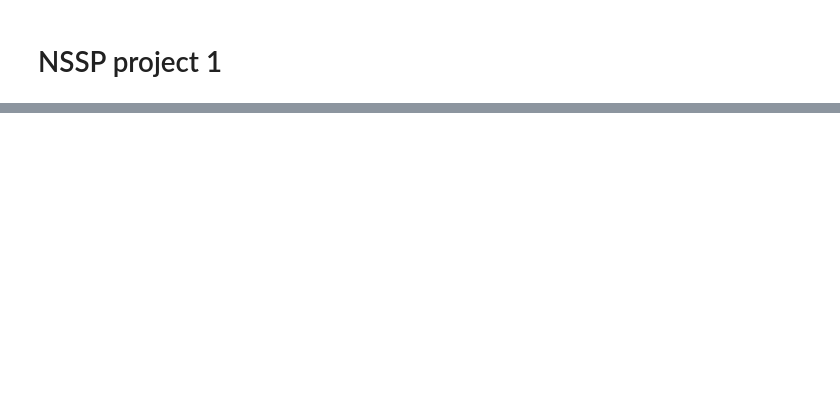
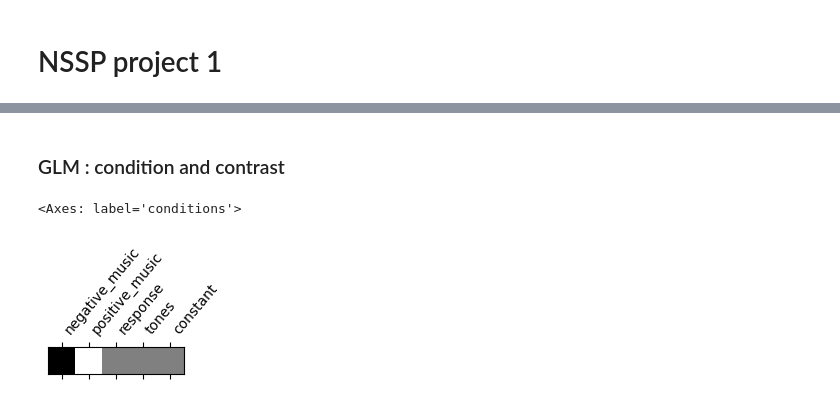
Before and after one commit to ThibthibML/NSSP, a Jupyter notebook: project1.ipynb, the cells around one changed output, grey strips where cells are left out. Drawn from its saved outputs; the diff is of its cells as text; code cells hidden in the pictures; blank space fills up the shorter version.

```diff
--- a/project1.ipynb
+++ b/project1.ipynb
@@ -707,14 +2,0 @@ plt.show()
-# %%
-import nibabel as nib
-
-# Load the NIfTI file
-file_path = op.join(preproc_root, 'sub-control01', 'func', 'sub-control01_task-music_concat_bold_bbr_smoothed-6mm.nii.gz')
-fmri_img = nib.load(file_path)
-
-# Extract shape and TR information
-fmri_img_shape = fmri_img.shape
-fmri_img_header = fmri_img.header
-tr_value = fmri_img_header.get_zooms()[3] if len(fmri_img_header.get_zooms()) > 3 else None
-
-print(f"Shape of the fMRI image: {fmri_img_shape}")
-print(f"TR value: {tr_value} seconds")
@@ -723,0 +530,17 @@ TR value: 3.0 seconds
+# %%
+from nilearn.glm.first_level import make_first_level_design_matrix, FirstLevelModel
+
+
+# Specify the GLM
+# according to task-music_bold.json, the TR is 3 sec
+fmri_glm = FirstLevelModel(t_r=3.0,
+                           noise_model='ar1',
+                           standardize=False,
+                           hrf_model='spm',
+                           drift_model=None,
+                           high_pass=.01)
+
+# Fit the model to our design and data
+dpath = os.path.join(preproc_root, subject, 'func', 'sub-{}_all_task_bold_moco.nii.gz'.format(subjectID))
+#dpath  = '/data/dataset/ds000171/sub-control01/func/sub-control01_task-music_run-2_bold.nii.gz'
+fmri_glm = fmri_glm.fit(dpath, events)
@@ -723,0 +553,19 @@ TR value: 3.0 seconds
+# %% [markdown]
+### GLM : condition and contrast
+# %%
+# Create the dictionary of the conditions
+
+conditions = {
+    'neg_music': np.array([1, 0, 0, 0, 0]),
+    'pos_music':np.array([0, 1, 0, 0, 0]),
+    'response':np.array([0, 0, 1, 0, 0]),
+    'tones':np.array([0, 0, 0, 1, 0]),
+}
+
+pos_neg_contrast = conditions['pos_music'] - conditions['neg_music']
+# %%
+from nilearn.plotting import plot_contrast_matrix
+plot_contrast_matrix(pos_neg_contrast, design_matrix=fmri_glm.design_matrices_[0])
+# %% [output]
+<Axes: label='conditions'>
+[figure, added]
```
Also changed, not shown: parts of 96 cells of this notebook, 2 other files.
